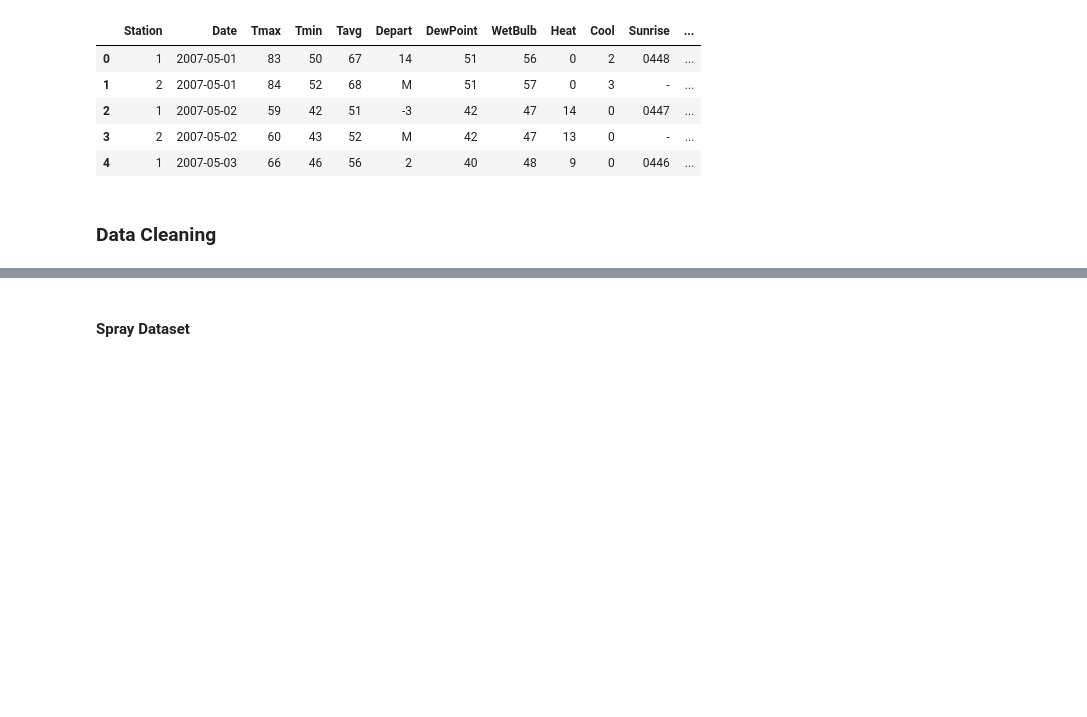
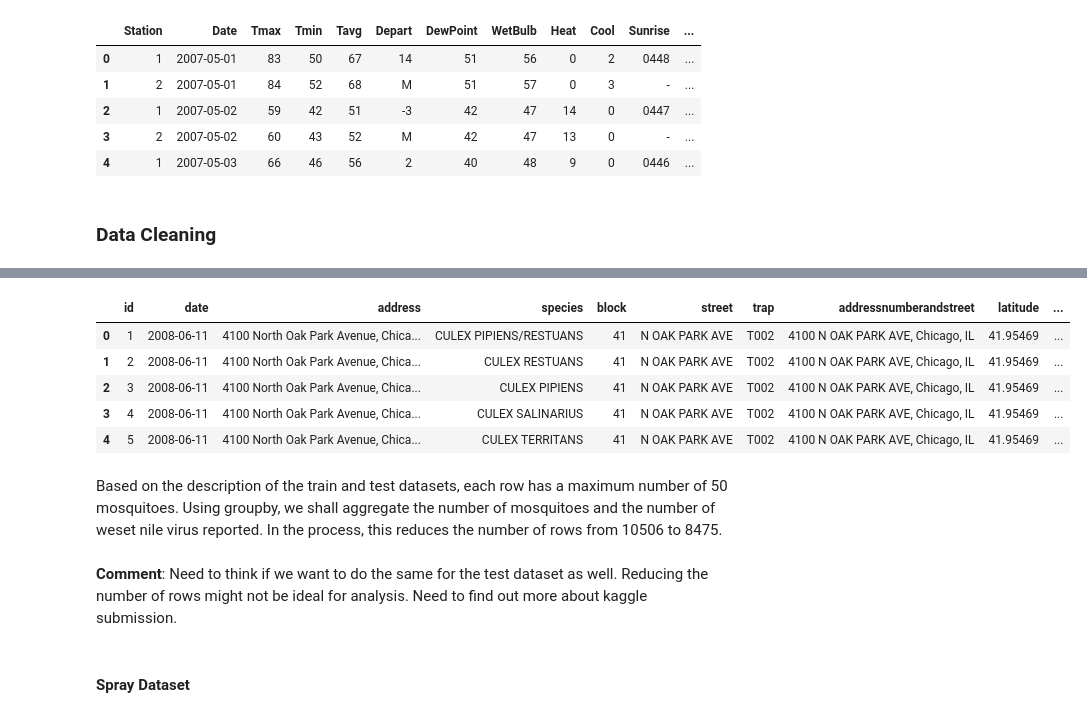
Before and after one commit to DesmondYapJJ/Project-4, a Jupyter notebook: code/project_4_code_test.ipynb, the cells around one changed output, grey strips where cells are left out. Saved outputs shown, nothing was run; the diff lists cells and outputs as text; code cells hidden in the pictures; blank space fills up the shorter version.

```diff
--- a/code/project_4_code_test.ipynb
+++ b/code/project_4_code_test.ipynb
@@ -86,2 +125,16 @@ weather.head()
+# %%
+test.columns = [col.lower() for col in test.columns]
+test.head()
+# %% [output]
+|  | id | date | address | species | block | street | trap | addressnumberandstreet | latitude | ... |
+| 0 | 1 | 2008-06-11 | 4100 North Oak Park Avenue, Chica... | CULEX PIPIENS/RESTUANS | 41 | N OAK PARK AVE | T002 | 4100 N OAK PARK AVE, Chicago, IL | 41.95469 | ... |
+| 1 | 2 | 2008-06-11 | 4100 North Oak Park Avenue, Chica... | CULEX RESTUANS | 41 | N OAK PARK AVE | T002 | 4100 N OAK PARK AVE, Chicago, IL | 41.95469 | ... |
+| 2 | 3 | 2008-06-11 | 4100 North Oak Park Avenue, Chica... | CULEX PIPIENS | 41 | N OAK PARK AVE | T002 | 4100 N OAK PARK AVE, Chicago, IL | 41.95469 | ... |
+| 3 | 4 | 2008-06-11 | 4100 North Oak Park Avenue, Chica... | CULEX SALINARIUS | 41 | N OAK PARK AVE | T002 | 4100 N OAK PARK AVE, Chicago, IL | 41.95469 | ... |
+| 4 | 5 | 2008-06-11 | 4100 North Oak Park Avenue, Chica... | CULEX TERRITANS | 41 | N OAK PARK AVE | T002 | 4100 N OAK PARK AVE, Chicago, IL | 41.95469 | ... |
+# %% [markdown]
+Based on the description of the train and test datasets, each row has a maximum number of 50 mosquitoes. Using groupby, we shall aggregate the number of mosquitoes and the number of weset nile virus reported. In the process, this reduces the number of rows from 10506 to 8475.
+# %% [markdown]
+**Comment**: Need to think if we want to do the same for the test dataset as well. Reducing the number of rows might not be ideal for analysis. Need to find out more about kaggle submission.
 # %% [markdown]
 #### Spray Dataset
```
Also changed, not shown: parts of 17 cells of this notebook.
